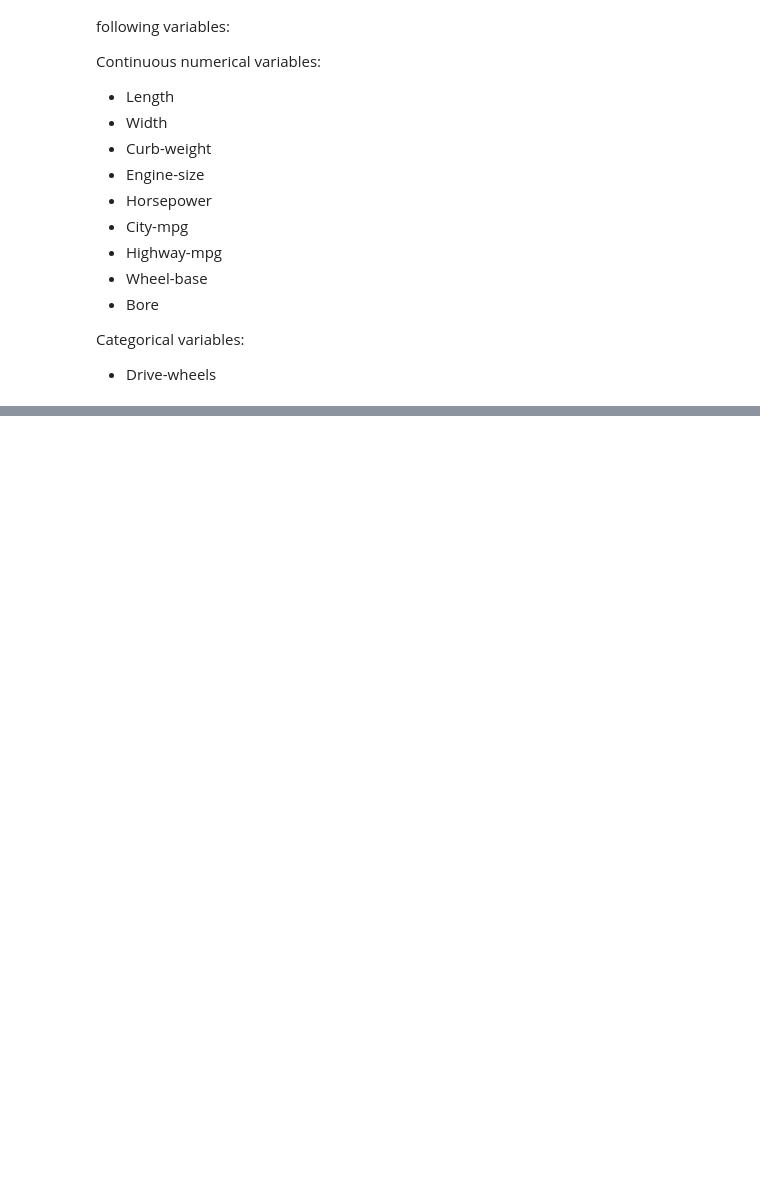
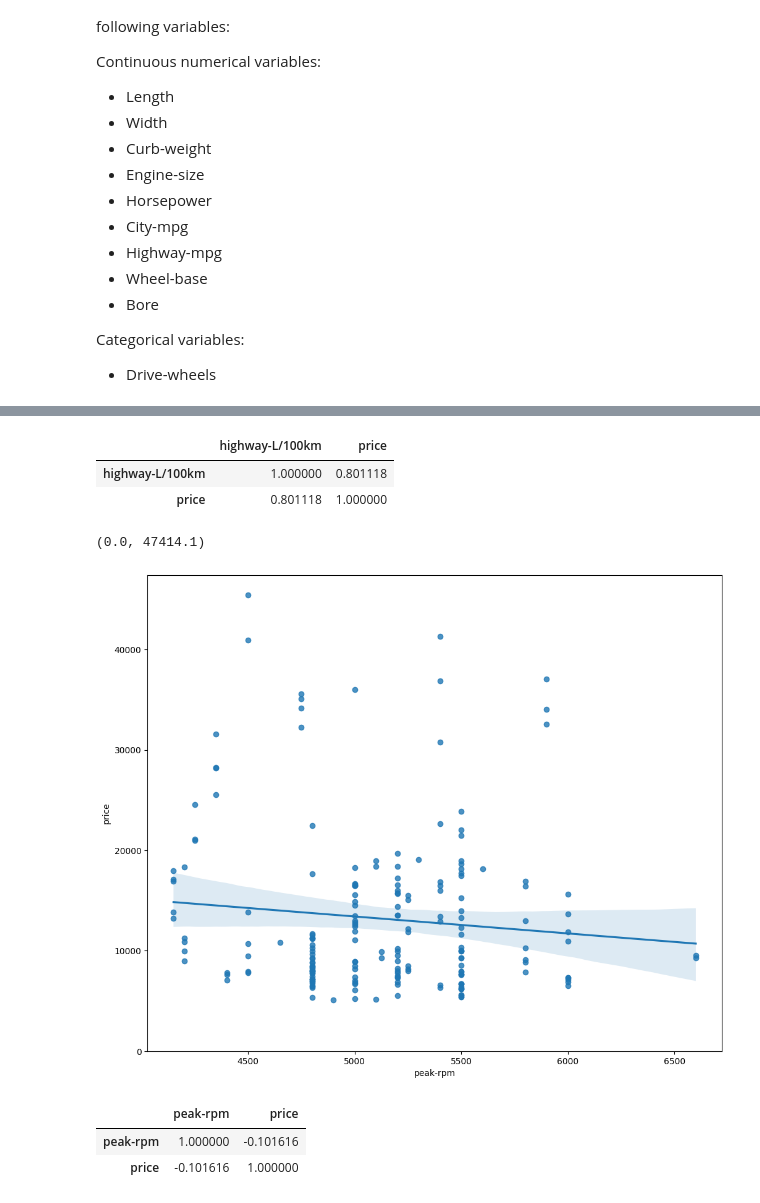
Before and after one commit to taisakamisarava/Auto_price_prediction, a Jupyter notebook: Autos.ipynb, the cells around one changed output, grey strips where cells are left out. Saved outputs shown, nothing was run; the diff lists cells and outputs as text; code cells hidden in the pictures; blank space fills up the shorter version.

```diff
--- a/Autos.ipynb
+++ b/Autos.ipynb
@@ -919,0 +938,23 @@ array([ 36.6377371 ,   3.50038215,  85.37370862, 500.51979785])
+# %%
+df[['highway-L/100km', 'price']].corr()
+# %% [output]
+|  | highway-L/100km | price |
+| highway-L/100km | 1.000000 | 0.801118 |
+| price | 0.801118 | 1.000000 |
+# %%
+# for comparison: regression plot of "peak-rpm".
+
+plt.figure(figsize = (width, height))
+sns.regplot(x = "peak-rpm", y = "price", data = df)
+plt.ylim(0,)
+
+# HIGHWAAY is better predictor then peak-rmp
+# %% [output]
+(0.0, 47414.1)
+[figure, added]
+# %%
+df[['peak-rpm', 'price']].corr()
+# %% [output]
+|  | peak-rpm | price |
+| peak-rpm | 1.000000 | -0.101616 |
+| price | -0.101616 | 1.000000 |
```
Also changed, not shown: parts of 43 cells of this notebook.
